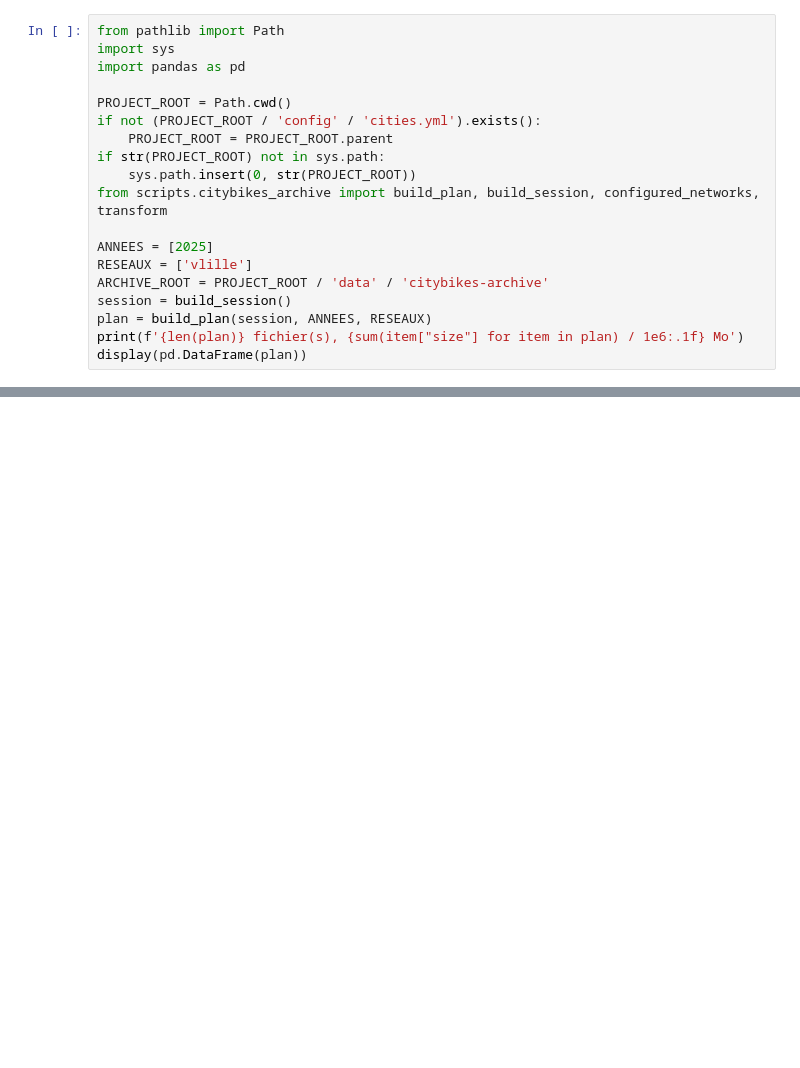
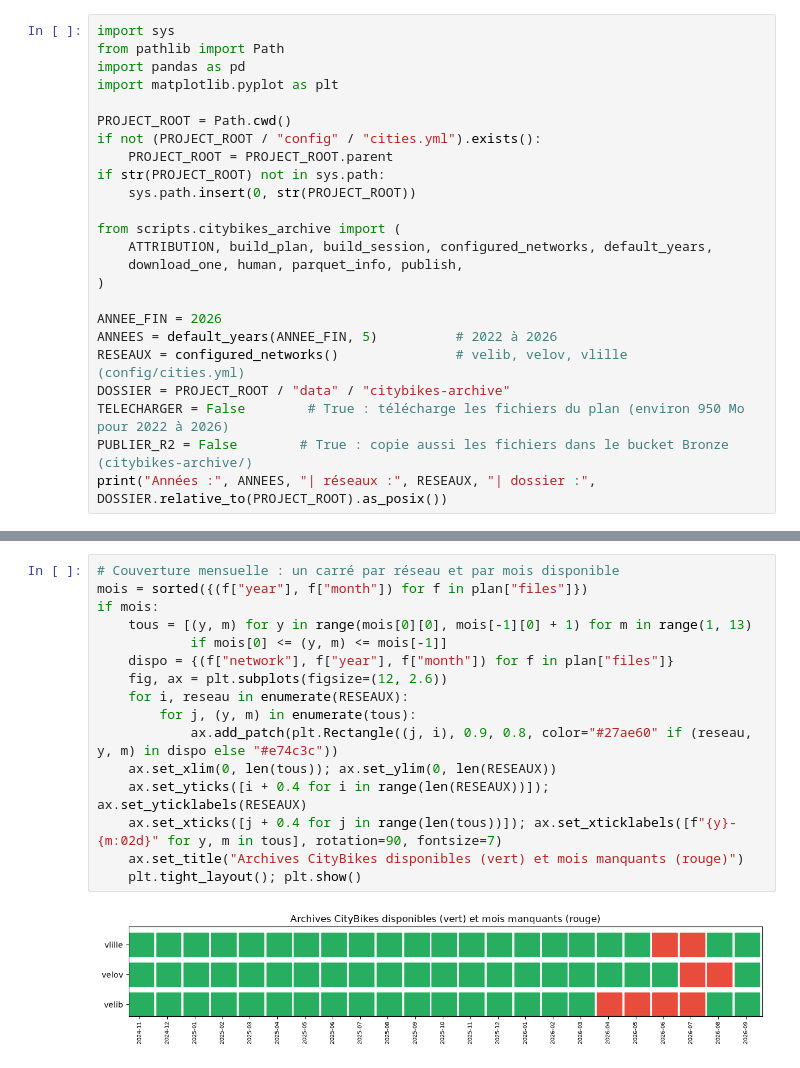
Before and after one commit to MaashRees/UrbanHub, a Jupyter notebook: notebooks/06_archives_citybikes.ipynb, the cells around one changed output, grey strips where cells are left out. Saved outputs shown, nothing was run; the diff lists cells and outputs as text; blank space fills up the shorter version.

```diff
--- a/notebooks/06_archives_citybikes.ipynb
+++ b/notebooks/06_archives_citybikes.ipynb
@@ -7,19 +11,24 @@ Pour une première lecture légère : `python scripts/citybikes_archive.py --yea
 # %%
+import sys
 from pathlib import Path
-import sys
 import pandas as pd
+import matplotlib.pyplot as plt
 
 PROJECT_ROOT = Path.cwd()
-if not (PROJECT_ROOT / 'config' / 'cities.yml').exists():
+if not (PROJECT_ROOT / "config" / "cities.yml").exists():
     PROJECT_ROOT = PROJECT_ROOT.parent
 if str(PROJECT_ROOT) not in sys.path:
     sys.path.insert(0, str(PROJECT_ROOT))
-from scripts.citybikes_archive import build_plan, build_session, configured_networks, transform
 
-ANNEES = [2025]
-RESEAUX = ['vlille']
-ARCHIVE_ROOT = PROJECT_ROOT / 'data' / 'citybikes-archive'
-session = build_session()
-plan = build_plan(session, ANNEES, RESEAUX)
-print(f'{len(plan)} fichier(s), {sum(item["size"] for item in plan) / 1e6:.1f} Mo')
-display(pd.DataFrame(plan))
+from scripts.citybikes_archive import (
+    ATTRIBUTION, build_plan, build_session, configured_networks, default_years,
+    download_one, human, parquet_info, publish,
+)
+
+ANNEE_FIN = 2026
+ANNEES = default_years(ANNEE_FIN, 5)          # 2022 à 2026
+RESEAUX = configured_networks()               # velib, velov, vlille (config/cities.yml)
+DOSSIER = PROJECT_ROOT / "data" / "citybikes-archive"
+TELECHARGER = False        # True : télécharge les fichiers du plan (environ 950 Mo pour 2022 à 2026)
+PUBLIER_R2 = False        # True : copie aussi les fichiers dans le bucket Bronze (citybikes-archive/)
+print("Années :", ANNEES, "| réseaux :", RESEAUX, "| dossier :", DOSSIER.relative_to(PROJECT_ROOT).as_posix())
@@ -62,0 +62,18 @@ if parquets:
+# %%
+# Couverture mensuelle : un carré par réseau et par mois disponible
+mois = sorted({(f["year"], f["month"]) for f in plan["files"]})
+if mois:
+    tous = [(y, m) for y in range(mois[0][0], mois[-1][0] + 1) for m in range(1, 13)
+            if mois[0] <= (y, m) <= mois[-1]]
+    dispo = {(f["network"], f["year"], f["month"]) for f in plan["files"]}
+    fig, ax = plt.subplots(figsize=(12, 2.6))
+    for i, reseau in enumerate(RESEAUX):
+        for j, (y, m) in enumerate(tous):
+            ax.add_patch(plt.Rectangle((j, i), 0.9, 0.8, color="#27ae60" if (reseau, y, m) in dispo else "#e74c3c"))
+    ax.set_xlim(0, len(tous)); ax.set_ylim(0, len(RESEAUX))
+    ax.set_yticks([i + 0.4 for i in range(len(RESEAUX))]); ax.set_yticklabels(RESEAUX)
+    ax.set_xticks([j + 0.4 for j in range(len(tous))]); ax.set_xticklabels([f"{y}-{m:02d}" for y, m in tous], rotation=90, fontsize=7)
+    ax.set_title("Archives CityBikes disponibles (vert) et mois manquants (rouge)")
+    plt.tight_layout(); plt.show()
+# %% [output]
+[figure, added]
```
Also changed, not shown: parts of 15 cells of this notebook, 4 other files.
